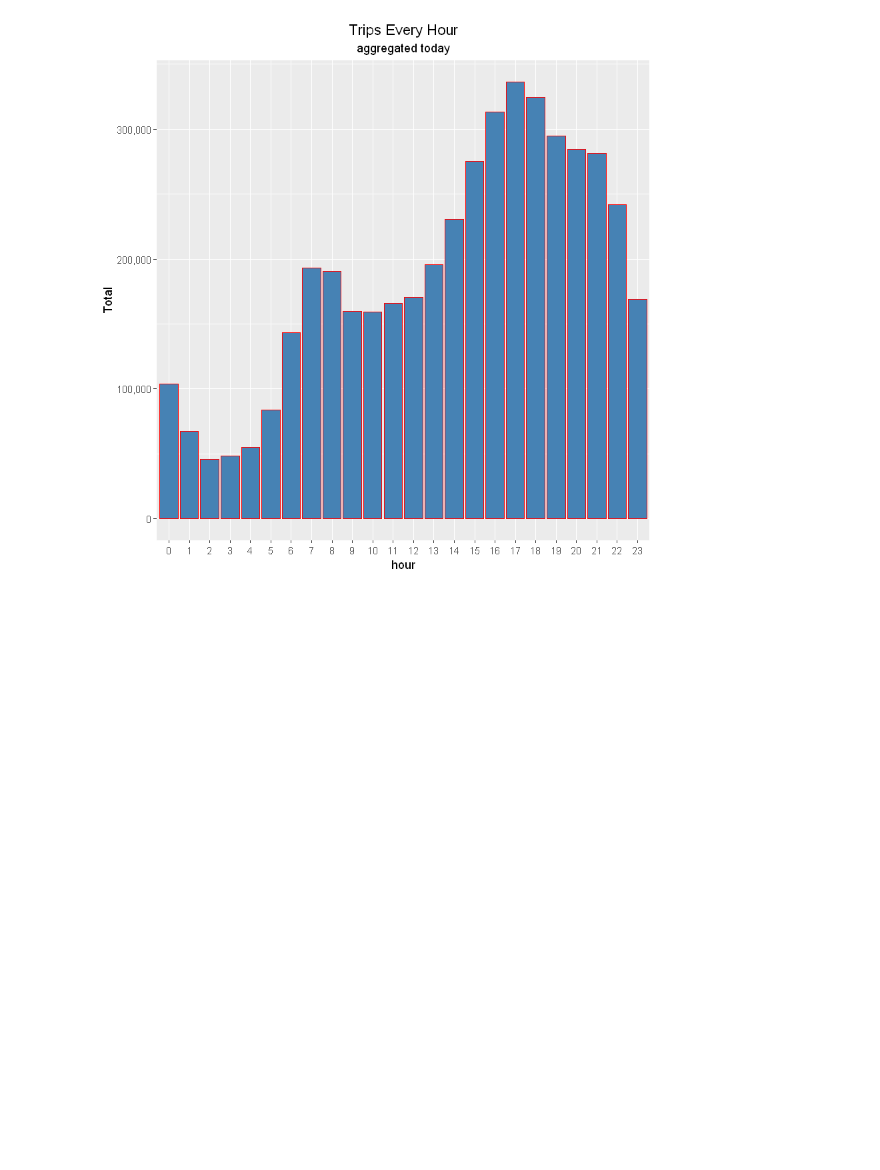
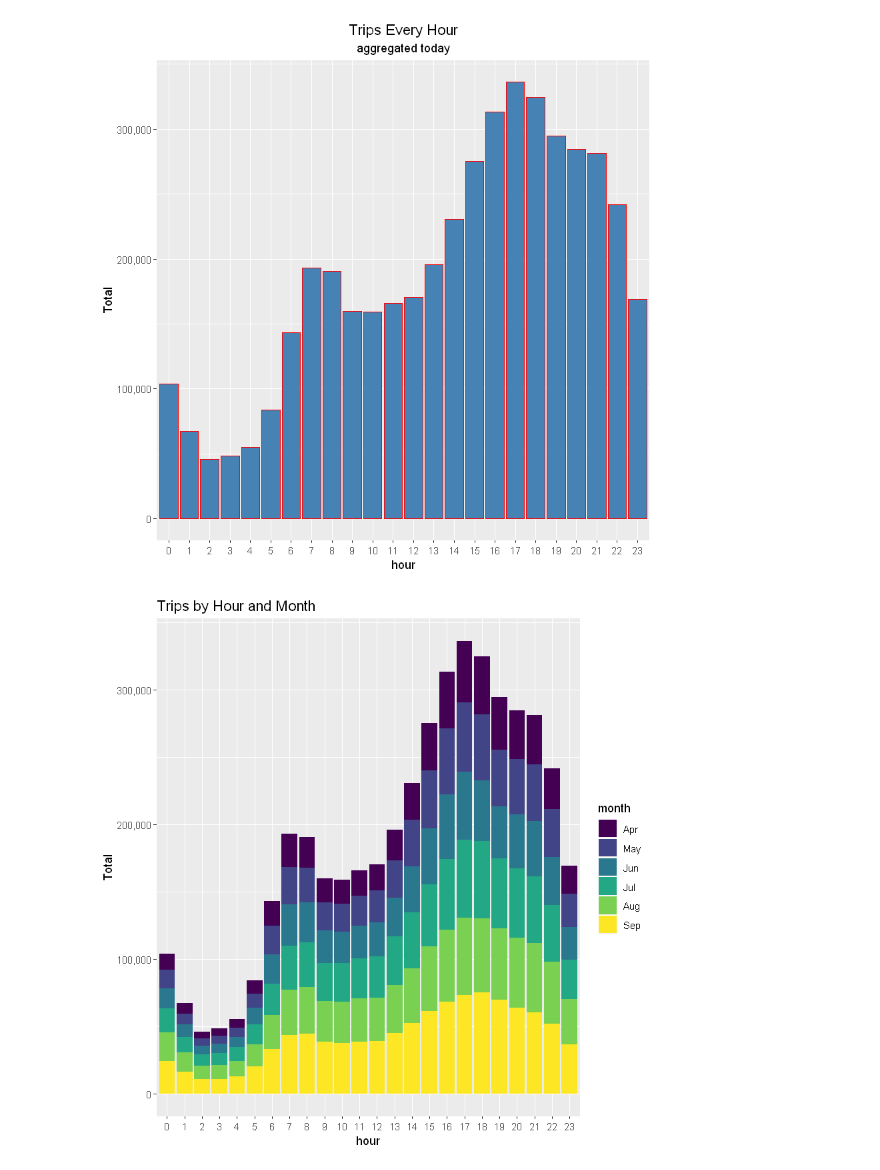
Before and after one commit to AmirMotefaker/Uber-Data-Analysis, a Jupyter notebook: Uber Data Analysis.ipynb, the cells around one changed output. Saved outputs shown, nothing was run; the diff lists cells and outputs as text; code cells hidden in the pictures; blank space fills up the shorter version.

Commit message:
Plotting trips by hour and month

```diff
--- a/Uber Data Analysis.ipynb
+++ b/Uber Data Analysis.ipynb
@@ -112,3 +112,14 @@ ggplot(hourly_data, aes(hour, Total)) +
   scale_y_continuous(labels=comma)
 # %% [output]
 [figure]
+# %%
+# Plotting trips by hour and month
+# Aggregate the data by month and hour
+month_hour_data <- data %>% group_by(month, hour) %>%  dplyr::summarize(Total = n())
+
+ggplot(month_hour_data, aes(hour, Total, fill=month)) +
+  geom_bar(stat = "identity") +
+  ggtitle("Trips by Hour and Month") +
+  scale_y_continuous(labels = comma)
+# %% [output]
+[figure, added]
```
